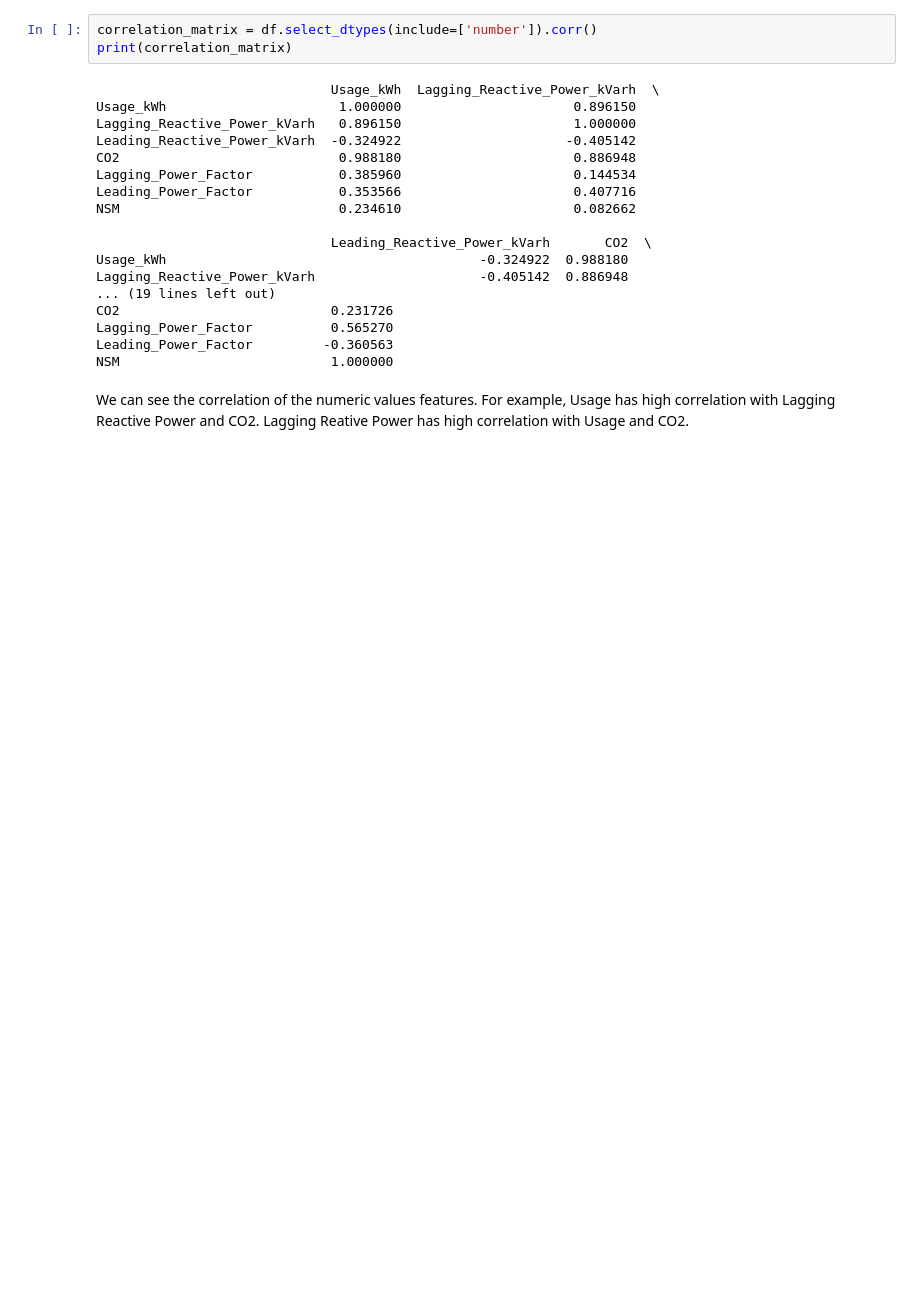
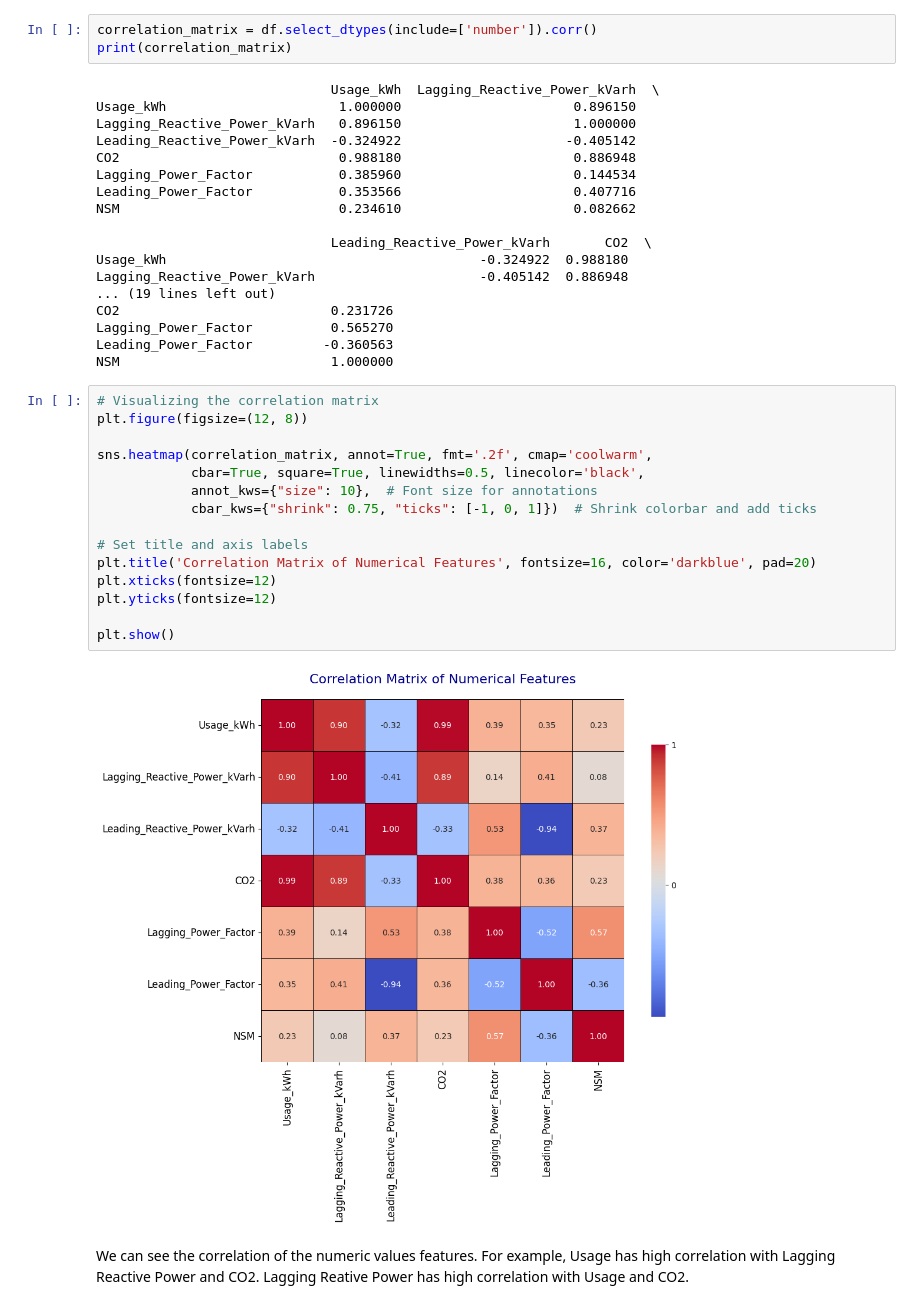
Before and after one commit to jonathern/steel-industry-energy-consumption, a Jupyter notebook: files/eda&model.ipynb, the cells around one changed output. Drawn from its saved outputs; the diff is of its cells as text; blank space fills up the shorter version.

```diff
--- a/files/eda&model.ipynb
+++ b/files/eda&model.ipynb
@@ -143,6 +143,23 @@ CO2                           0.231726
 Lagging_Power_Factor          0.565270
 Leading_Power_Factor         -0.360563
 NSM                           1.000000
+# %%
+# Visualizing the correlation matrix
+plt.figure(figsize=(12, 8))
+
+sns.heatmap(correlation_matrix, annot=True, fmt='.2f', cmap='coolwarm',
+            cbar=True, square=True, linewidths=0.5, linecolor='black',
+            annot_kws={"size": 10},  # Font size for annotations
+            cbar_kws={"shrink": 0.75, "ticks": [-1, 0, 1]})  # Shrink colorbar and add ticks
+
+# Set title and axis labels
+plt.title('Correlation Matrix of Numerical Features', fontsize=16, color='darkblue', pad=20)
+plt.xticks(fontsize=12)
+plt.yticks(fontsize=12)
+
+plt.show()
+# %% [output]
+[figure, added]
 # %% [markdown]
 We can see the correlation of the numeric values features. For example, Usage has high correlation with Lagging Reactive Power and CO2. Lagging Reative Power has high correlation with Usage and CO2.
 # %%
```
Also changed, not shown: parts of 1 cell of this notebook.
